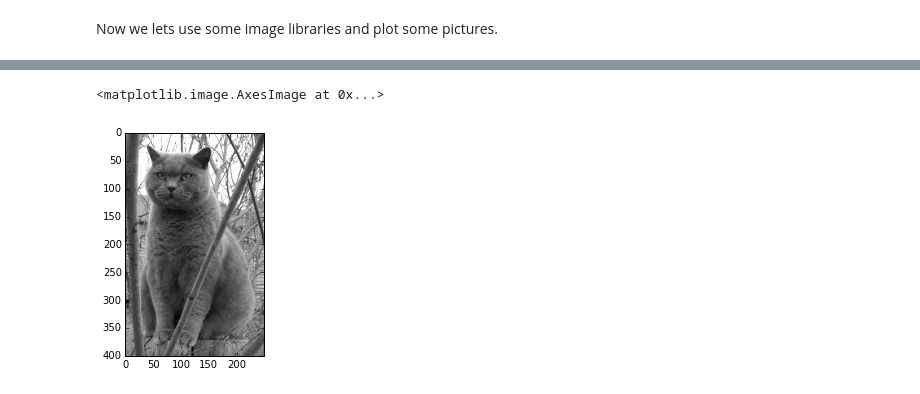
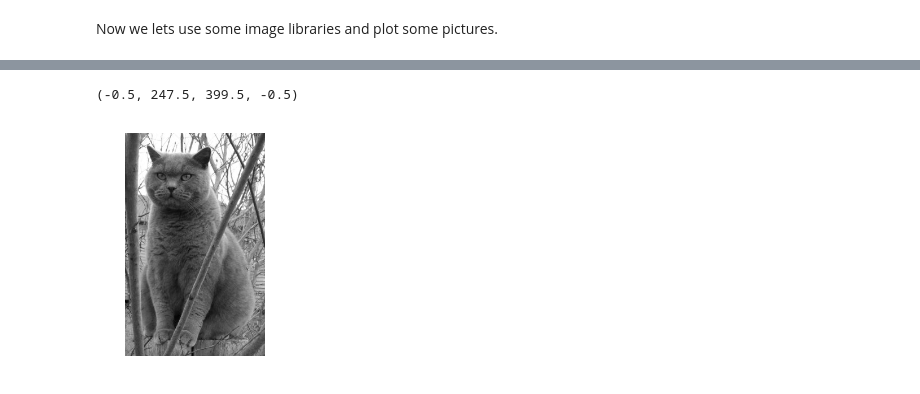
Before and after one commit to vahidpartovinia/pythonworkshop, a Jupyter notebook: ipython/chapter02.ipynb, the cells around one changed output, grey strips where cells are left out. Saved outputs shown, nothing was run; the diff lists cells and outputs as text; code cells hidden in the pictures.

```diff
--- a/ipython/chapter02.ipynb
+++ b/ipython/chapter02.ipynb
@@ -190,12 +193,7 @@ plt.imshow(img_tinted)
-# %%
-#pip install git+https://github.com/scikit-image/scikit-image
-import matplotlib.pyplot as plt
-import numpy as np
-%matplotlib inline
-from skimage import io
-img = io.imread('http://cs231n.github.io/assets/cat.jpg')
-img_tinted = img * [.27, .72, 0.07]
-plt.imshow(np.sum(img_tinted, axis=2), "gray")
-# %% [output]
-<matplotlib.image.AxesImage at 0x...>
-[figure, removed]
+# %%
+img_tinted = img * [.27, .72, 0.07]
+plt.imshow(np.sum(img_tinted, axis=2), "gray")
+plt.axis("off")
+# %% [output]
+(-0.5, 247.5, 399.5, -0.5)
+[figure, added]
```
Also changed, not shown: parts of 1 cell of this notebook, 6 other files.
